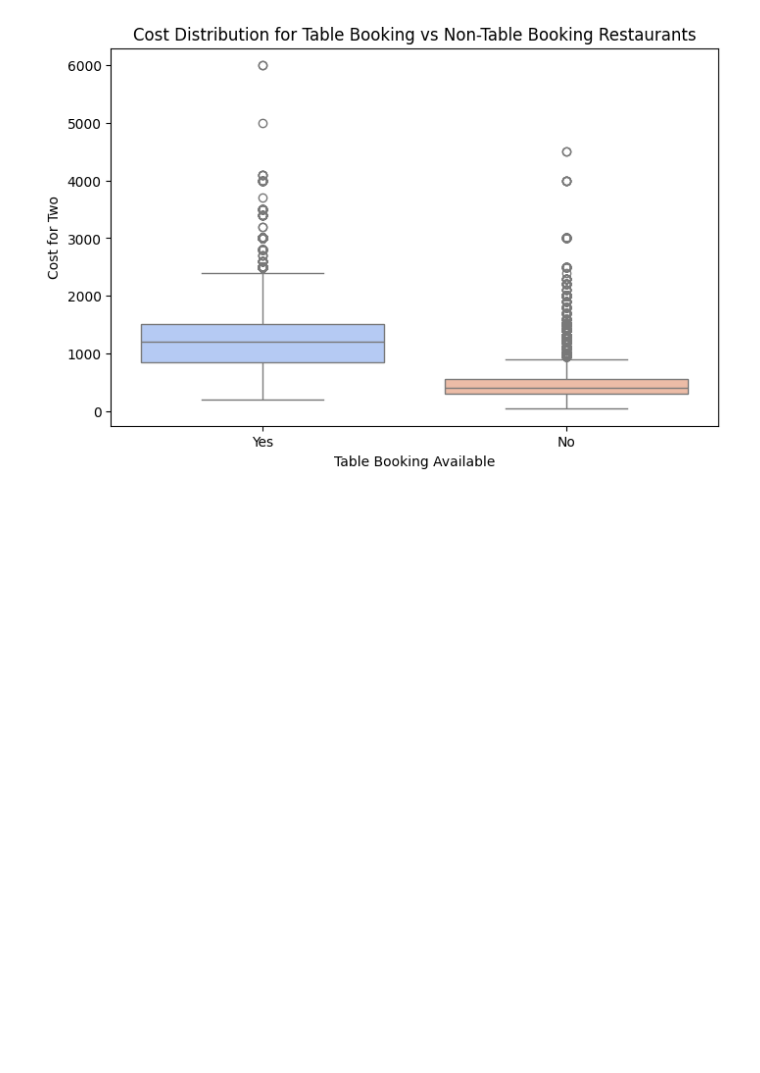
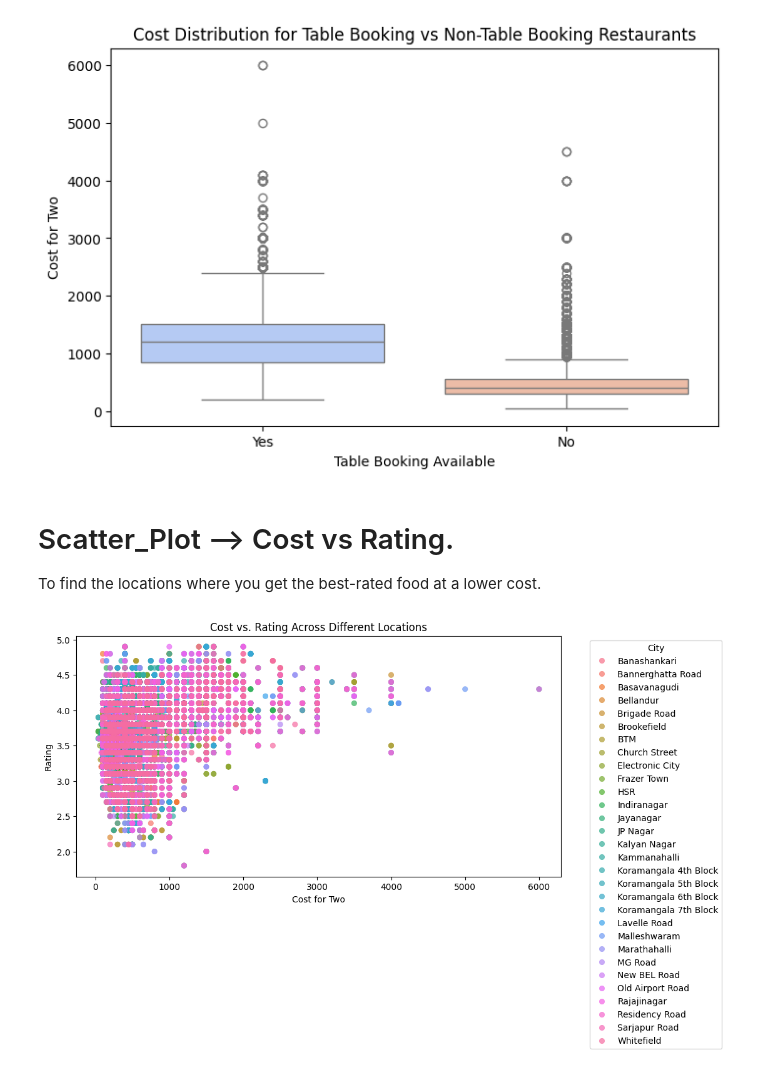
Before and after one commit to Shourya-gupta-01/Zomato_Dataset, a Jupyter notebook: analysis.ipynb, the cells around one changed output. Cells and saved outputs as stored; diff of their text form; code cells hidden in the pictures; blank space fills up the shorter version.

Commit message:
Completed Visualisation and Plotting

```diff
--- a/analysis.ipynb
+++ b/analysis.ipynb
@@ -142,3 +142,17 @@ plt.title("Cost Distribution for Table Booking vs Non-Table Booking Restaurants"
 plt.show()
 # %% [output]
 [figure]
+# %% [markdown]
+# Scatter_Plot --> Cost vs Rating.
+
+To find the locations where you get the best-rated food at a lower cost.
+# %%
+plt.figure(figsize=(10, 5))
+sns.scatterplot(data=df, x='Cost_for_two', y='Rating_out_of_5', hue='City', alpha=0.7, edgecolor=None)
+plt.xlabel("Cost for Two")
+plt.ylabel("Rating")
+plt.title("Cost vs. Rating Across Different Locations")
+plt.legend(title="City", bbox_to_anchor=(1.05, 1), loc='upper left')
+plt.show()
+# %% [output]
+[figure, added]
```
Also changed, not shown: parts of 16 cells of this notebook.
